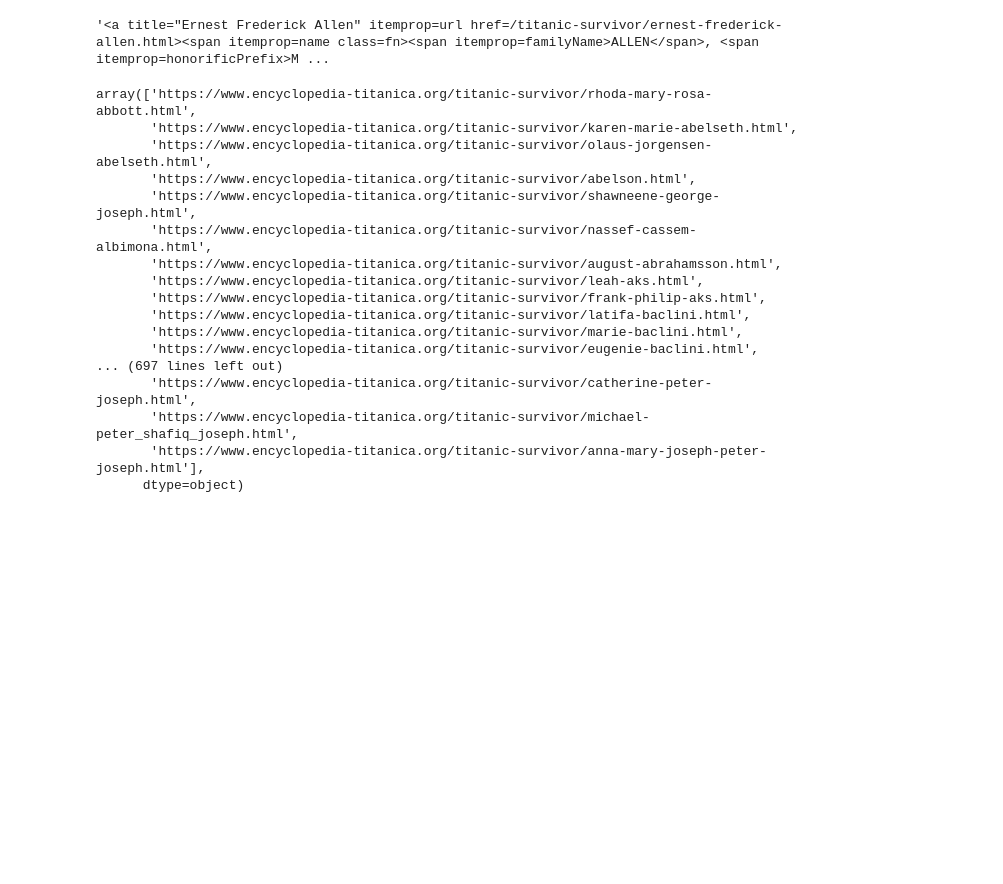
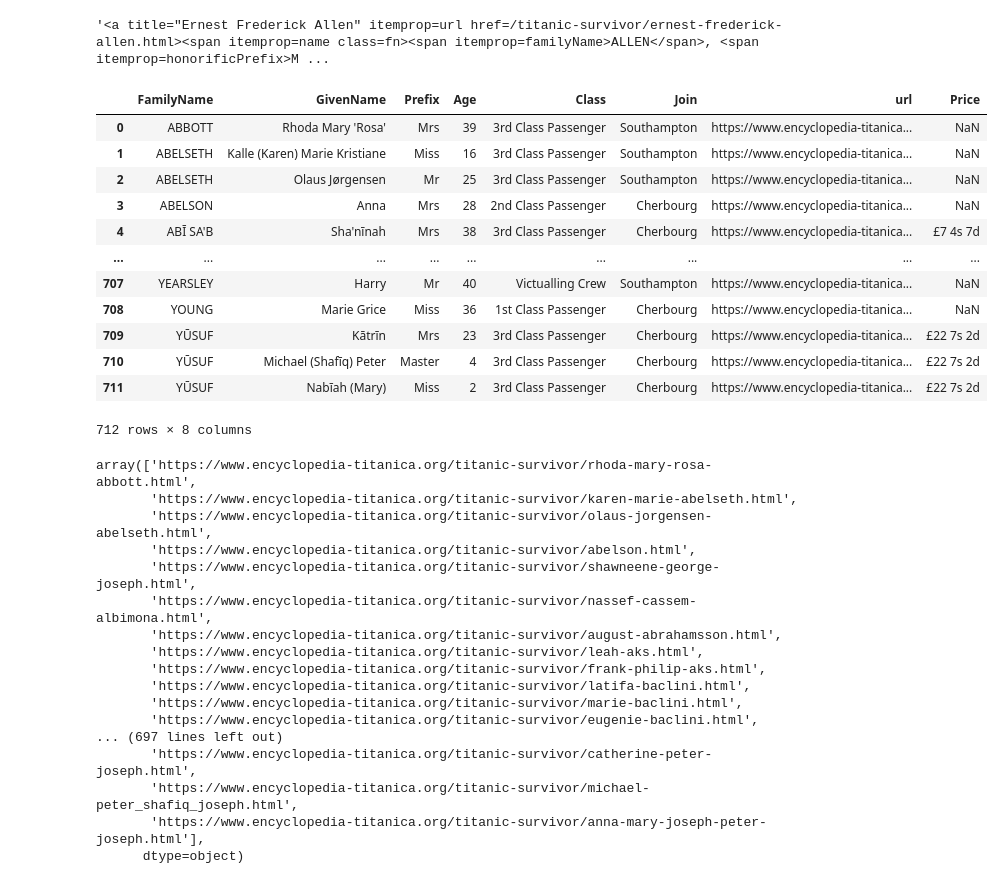
Before and after one commit to ChopinNo3Op9/STSCI5111_Exercise, a Jupyter notebook: web scraping.ipynb, the cells around one changed output. Cells and saved outputs as stored; diff of their text form; code cells hidden in the pictures; blank space fills up the shorter version.

```diff
--- a/web scraping.ipynb
+++ b/web scraping.ipynb
@@ -185,7 +185,7 @@ for i, html_text in enumerate(z):
         df.at[i, 'Age'] = age_match.group(1)
     else:
         age_match_m = re.search(r'>(\d+)m<', html_text)
-        df.at[i, 'Age'] = age_match_m.group(1) if age_match_m else ""
+        df.at[i, 'Age'] = age_match_m.group(1) + 'm' if age_match_m else ""
 
     # Extract class type
     # Special cases: 1. Crew, 2. Restaurant Staff 3. Repeated Names in Class type
@@ -208,3 +277,19 @@ for i, html_text in enumerate(z):
+# %%
+df
+# %% [output]
+|  | FamilyName | GivenName | Prefix | Age | Class | Join | url | Price |
+| 0 | ABBOTT | Rhoda Mary 'Rosa' | Mrs | 39 | 3rd Class Passenger | Southampton | https://www.encyclopedia-titanica... | NaN |
+| 1 | ABELSETH | Kalle (Karen) Marie Kristiane | Miss | 16 | 3rd Class Passenger | Southampton | https://www.encyclopedia-titanica... | NaN |
+| 2 | ABELSETH | Olaus Jørgensen | Mr | 25 | 3rd Class Passenger | Southampton | https://www.encyclopedia-titanica... | NaN |
+| 3 | ABELSON | Anna | Mrs | 28 | 2nd Class Passenger | Cherbourg | https://www.encyclopedia-titanica... | NaN |
+| 4 | ABĪ SA'B | Sha'nīnah | Mrs | 38 | 3rd Class Passenger | Cherbourg | https://www.encyclopedia-titanica... | £7 4s 7d |
+| ... | ... | ... | ... | ... | ... | ... | ... | ... |
+| 707 | YEARSLEY | Harry | Mr | 40 | Victualling Crew | Southampton | https://www.encyclopedia-titanica... | NaN |
+| 708 | YOUNG | Marie Grice | Miss | 36 | 1st Class Passenger | Cherbourg | https://www.encyclopedia-titanica... | NaN |
+| 709 | YŪSUF | Kātrīn | Mrs | 23 | 3rd Class Passenger | Cherbourg | https://www.encyclopedia-titanica... | £22 7s 2d |
+| 710 | YŪSUF | Michael (Shafīq) Peter | Master | 4 | 3rd Class Passenger | Cherbourg | https://www.encyclopedia-titanica... | £22 7s 2d |
+| 711 | YŪSUF | Nabīah (Mary) | Miss | 2 | 3rd Class Passenger | Cherbourg | https://www.encyclopedia-titanica... | £22 7s 2d |
+712 rows × 8 columns
 # %%
 df.url.values
 # %% [output]
```
Also changed, not shown: parts of 2 cells of this notebook.
